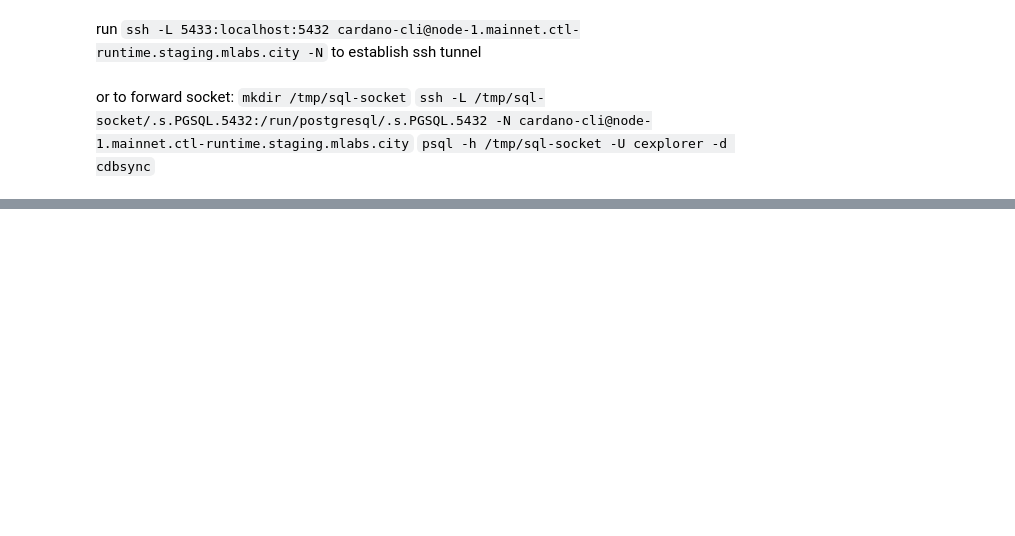
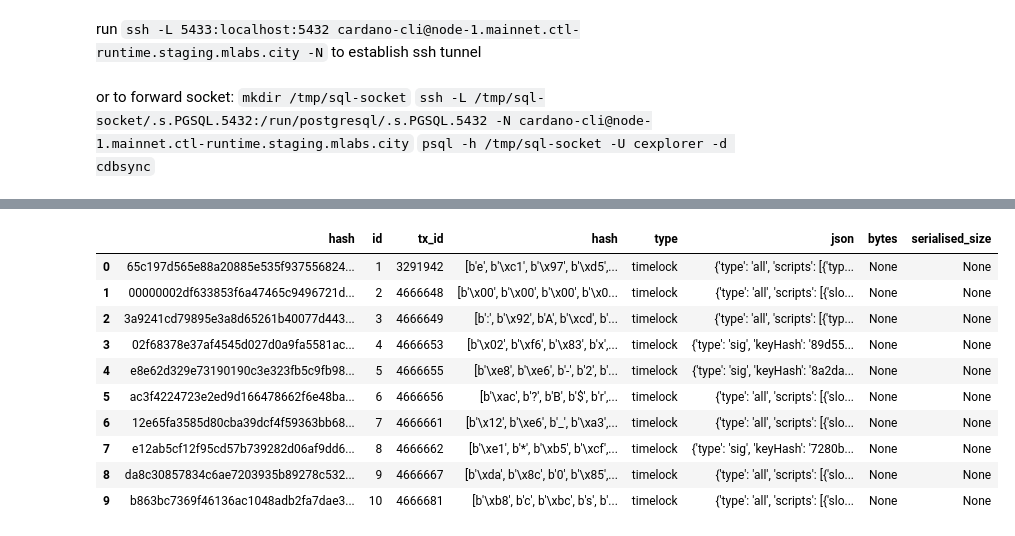
Before and after one commit to mlabs-haskell/congested-testnet, a Jupyter notebook: research/statistics.ipynb, the cells around one changed output, grey strips where cells are left out. Cells and saved outputs as stored; diff of their text form; code cells hidden in the pictures; blank space fills up the shorter version.

```diff
--- a/research/statistics.ipynb
+++ b/research/statistics.ipynb
@@ -2,6 +2,9 @@
 import pandas as pd
 import psycopg2
 import os
+pd.set_option('display.max_rows', None)
+pd.set_option('display.max_columns', None)
+pd.options.display.max_colwidth = 10000
 # %% [markdown]
 run  `ssh -L 5433:localhost:5432 cardano-cli@node-1.mainnet.ctl-runtime.staging.mlabs.city -N`
 to establish ssh tunnel
@@ -14,13 +17,8 @@ or to forward socket:
 conn = psycopg2.connect(
     dbname='cdbsync',
     user='cexplorer',
-    host='localhost',
-    port=5433
+    host='/tmp/sql-socket',
+    port=5432
 )
 
-cursor = conn.cursor()
-cursor.execute('SELECT version();')
-print(cursor.fetchone())
-
-cursor.close()
-conn.close()
+# conn.close()
@@ -26,0 +150,22 @@ conn.close()
+# %%
+
+temp = """
+SELECT
+  ENCODE(hash, 'hex') AS hash,  *
+
+FROM script
+LIMIT 10;
+"""
+pd.read_sql(temp,conn)
+# %% [output]
+|  | hash | id | tx_id | hash | type | json | bytes | serialised_size |
+| 0 | 65c197d565e88a20885e535f937556824... | 1 | 3291942 | [b'e', b'\xc1', b'\x97', b'\xd5',... | timelock | {'type': 'all', 'scripts': [{'typ... | None | None |
+| 1 | 00000002df633853f6a47465c9496721d... | 2 | 4666648 | [b'\x00', b'\x00', b'\x00', b'\x0... | timelock | {'type': 'all', 'scripts': [{'slo... | None | None |
+| 2 | 3a9241cd79895e3a8d65261b40077d443... | 3 | 4666649 | [b':', b'\x92', b'A', b'\xcd', b'... | timelock | {'type': 'all', 'scripts': [{'typ... | None | None |
+| 3 | 02f68378e37af4545d027d0a9fa5581ac... | 4 | 4666653 | [b'\x02', b'\xf6', b'\x83', b'x',... | timelock | {'type': 'sig', 'keyHash': '89d55... | None | None |
+| 4 | e8e62d329e73190190c3e323fb5c9fb98... | 5 | 4666655 | [b'\xe8', b'\xe6', b'-', b'2', b'... | timelock | {'type': 'sig', 'keyHash': '8a2da... | None | None |
+| 5 | ac3f4224723e2ed9d166478662f6e48ba... | 6 | 4666656 | [b'\xac', b'?', b'B', b'$', b'r',... | timelock | {'type': 'all', 'scripts': [{'slo... | None | None |
+| 6 | 12e65fa3585d80cba39dcf4f59363bb68... | 7 | 4666661 | [b'\x12', b'\xe6', b'_', b'\xa3',... | timelock | {'type': 'all', 'scripts': [{'slo... | None | None |
+| 7 | e12ab5cf12f95cd57b739282d06af9dd6... | 8 | 4666662 | [b'\xe1', b'*', b'\xb5', b'\xcf',... | timelock | {'type': 'sig', 'keyHash': '7280b... | None | None |
+| 8 | da8c30857834c6ae7203935b89278c532... | 9 | 4666667 | [b'\xda', b'\x8c', b'0', b'\x85',... | timelock | {'type': 'all', 'scripts': [{'slo... | None | None |
+| 9 | b863bc7369f46136ac1048adb2fa7dae3... | 10 | 4666681 | [b'\xb8', b'c', b'\xbc', b's', b'... | timelock | {'type': 'all', 'scripts': [{'slo... | None | None |
```
Also changed, not shown: parts of 9 cells of this notebook, 2 other files.
